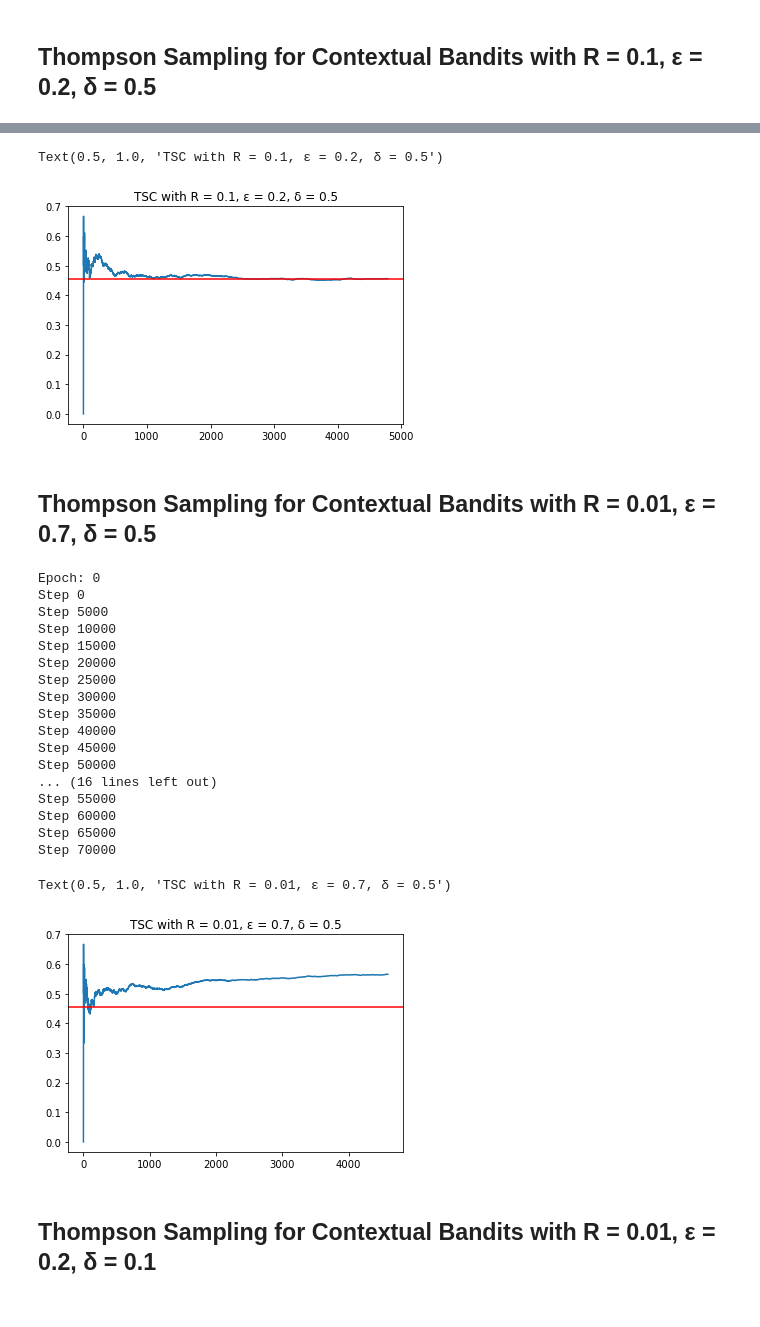
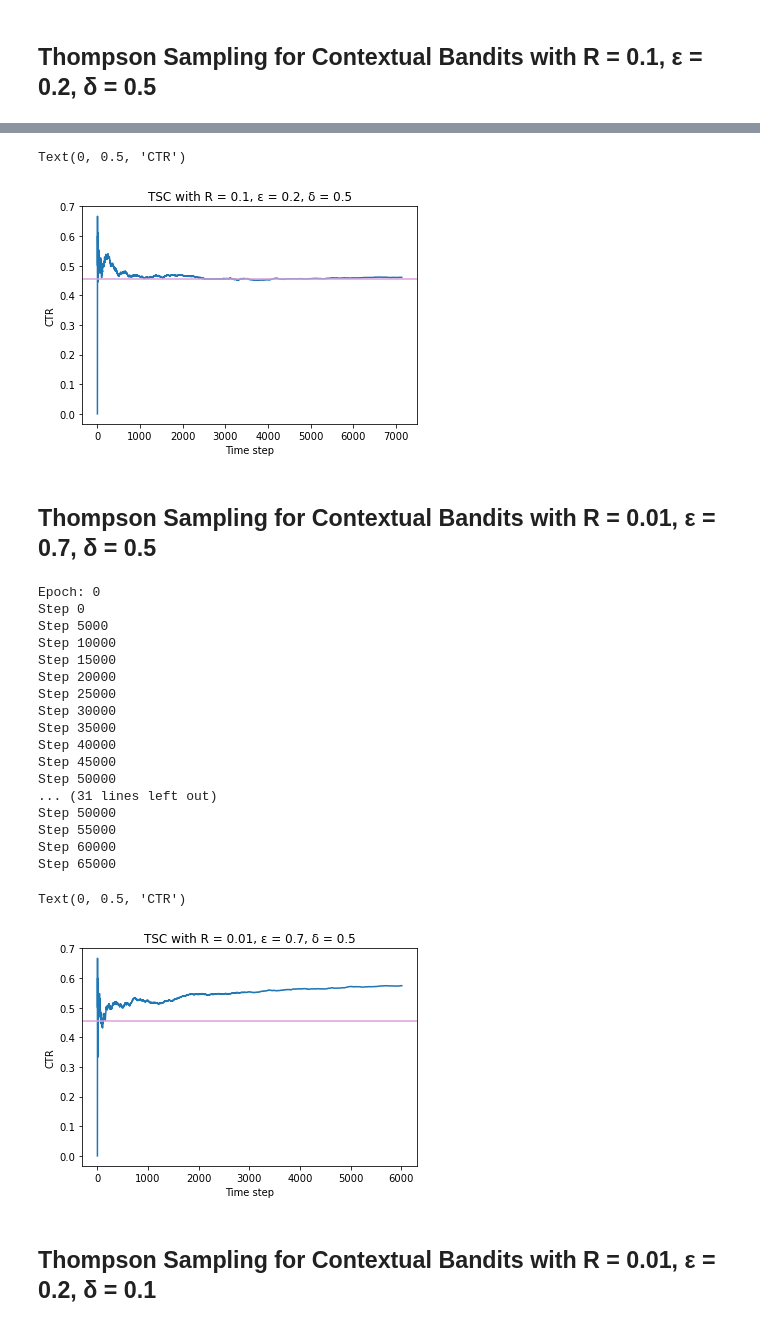
Before and after one commit to RomanGorelsky/Contextual_bandits, a Jupyter notebook: Contextual_bandits_Project.ipynb, the cells around one changed output, grey strips where cells are left out. Cells and saved outputs as stored; diff of their text form; code cells hidden in the pictures.

Commit message:
Pickles and plots for TSC added

```diff
--- a/Contextual_bandits_Project.ipynb
+++ b/Contextual_bandits_Project.ipynb
@@ -1326 +1326,9 @@ Step 70000
+# %%
+# Serializing "simulation_thompson_sampling_contextual_eps02" to a file
+
+with open("simulation_thompson_sampling_contextual_eps02.pkl", "wb") as f:
+    pickle.dump(simulation_thompson_sampling_contextual_eps02, f)
+# %%
+with open("pickles//simulation_thompson_sampling_contextual_eps02.pkl", "rb") as f:
+    saved_tsc_eps02 = pickle.load(f)
 # %%
@@ -1364,23 +1374,33 @@ Step 70000
+# %%
+# Serializing "simulation_thompson_sampling_contextual_r01" to a file
+
+with open("simulation_thompson_sampling_contextual_r01.pkl", "wb") as f:
+    pickle.dump(simulation_thompson_sampling_contextual_r01, f)
+# %%
+with open("pickles//simulation_thompson_sampling_contextual_r01.pkl", "rb") as f:
+    saved_tsc_r01 = pickle.load(f)
 # %%
-plt.plot(simulation_thompson_sampling_contextual_r01["ctr"])
-plt.axhline(y=reward_mean, color = "red")
+plt.plot(saved_tsc_r01["ctr"])
+plt.axhline(y = reward_mean, color = "plum")
 plt.title("TSC with R = 0.1, ε = 0.2, δ = 0.5")
+plt.xlabel("Time step")
+plt.ylabel("CTR")
 # %% [output]
-Text(0.5, 1.0, 'TSC with R = 0.1, ε = 0.2, δ = 0.5')
+Text(0, 0.5, 'CTR')
-[figure, old version]
+[figure, new version]
 # %% [markdown]
 ## Thompson Sampling for Contextual Bandits with R = 0.01, ε = 0.7, δ = 0.5
 # %%
 R_value = 0.01
 epsilon_value = 0.7
 delta_value = 0.5
-simulation_thompson_sampling_contextual_e07 = ctr_tsc_simulator(K_arms = n, d = 28,
-                                                                R = R_value,
-                                                                epsilon = epsilon_value,
-                                                                delta = delta_value,
-                                                                epochs = 3,
-                                                                top_movies_index = top_movies_index,
-                                                                filtered_ratings = filtered_ratings)
+simulation_thompson_sampling_contextual_eps07 = ctr_tsc_simulator(K_arms = n, d = 28,
+                                                                  R = R_value,
+                                                                  epsilon = epsilon_value,
+                                                                  delta = delta_value,
+                                                                  epochs = 3,
+                                                                  top_movies_index = top_movies_index,
+                                                                  filtered_ratings = filtered_ratings)
 # %% [output]
 Epoch: 0
 Step 0
@@ -1394,8 +1414,8 @@ Step 35000
 Step 40000
 Step 45000
 Step 50000
-... (16 lines left out)
+... (31 lines left out)
+Step 50000
 Step 55000
 Step 60000
 Step 65000
-Step 70000
@@ -1402,10 +1430,12 @@ Step 70000
 # %%
-plt.plot(simulation_thompson_sampling_contextual_e07["ctr"])
-plt.axhline(y=reward_mean, color = "red")
+plt.plot(saved_tsc_eps07["ctr"])
+plt.axhline(y = reward_mean, color = "plum")
 plt.title("TSC with R = 0.01, ε = 0.7, δ = 0.5")
+plt.xlabel("Time step")
+plt.ylabel("CTR")
 # %% [output]
-Text(0.5, 1.0, 'TSC with R = 0.01, ε = 0.7, δ = 0.5')
+Text(0, 0.5, 'CTR')
-[figure, old version]
+[figure, new version]
 # %% [markdown]
 ## Thompson Sampling for Contextual Bandits with R = 0.01, ε = 0.2, δ = 0.1
 # %%
```
Also changed, not shown: parts of 18 cells of this notebook, 5 other files.
